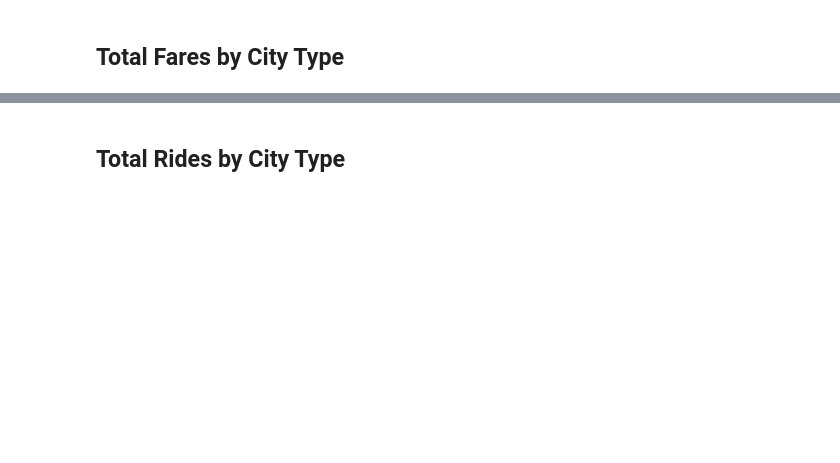
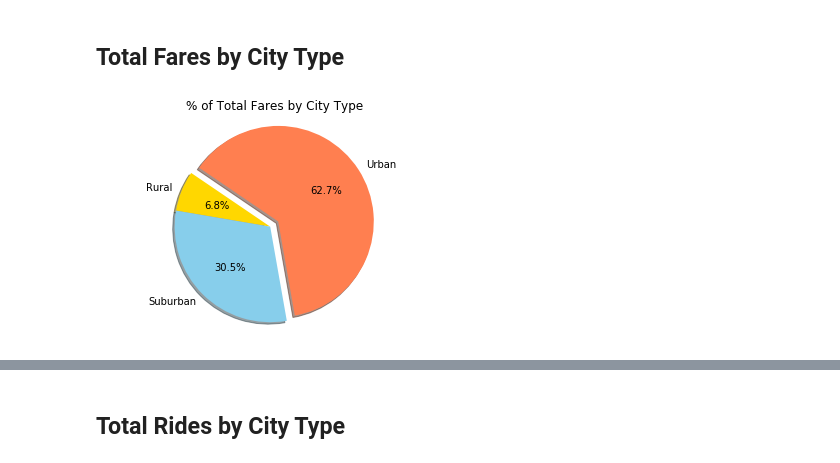
Before and after one commit to jaeglee94/allHomework, a Jupyter notebook: 5 Matplotlib Homework/Pyber/pyber_starter.ipynb, the cells around one changed output, grey strips where cells are left out. Cells and saved outputs as stored; diff of their text form; code cells hidden in the pictures; blank space fills up the shorter version.

```diff
--- a/5 Matplotlib Homework/Pyber/pyber_starter.ipynb
+++ b/5 Matplotlib Homework/Pyber/pyber_starter.ipynb
@@ -98,3 +96,29 @@ plt.show()
+# %%
+# Calculate Type Percents
+#get total fare by summing fare from previous group objects
+urbanTotalFare = pd.DataFrame(urbanGroup["fare"].sum())
+suburbanTotalFare = pd.DataFrame(suburbanGroup["fare"].sum())
+ruralTotalFare = pd.DataFrame(ruralGroup["fare"].sum())
+
+#get fare by type and Total fare values
+urbanTotalFare = urbanTotalFare["fare"].sum()
+suburbanTotalFare = suburbanTotalFare["fare"].sum()
+ruralTotalFare = ruralTotalFare["fare"].sum()
+totalFare = urbanTotalFare + suburbanTotalFare + ruralTotalFare
+
+# Build Pie Chart
+pieLabels = ["Urban","Rural","Suburban"]
+pieColors = ["Coral","gold","skyblue"]
+pieces = [urbanTotalFare/totalFare,ruralTotalFare/totalFare,suburbanTotalFare/totalFare]
+explode = [0.1,0,0]
+plt.pie(pieces,explode=explode,colors = pieColors, labels = pieLabels,autopct="%1.1f%%",shadow=True,startangle=280)
+plt.title("% of Total Fares by City Type")
+plt.axis("equal")
+
+# Save Figure
+plt.savefig("Fare by City Pie.png")
+# %% [output]
+[figure, added]
 # %%
 # Show Figure
 plt.show()
```
Also changed, not shown: parts of 10 cells of this notebook.
